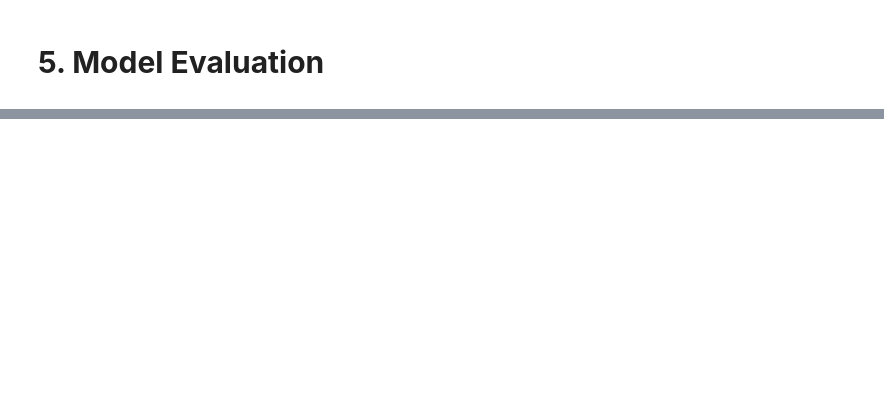
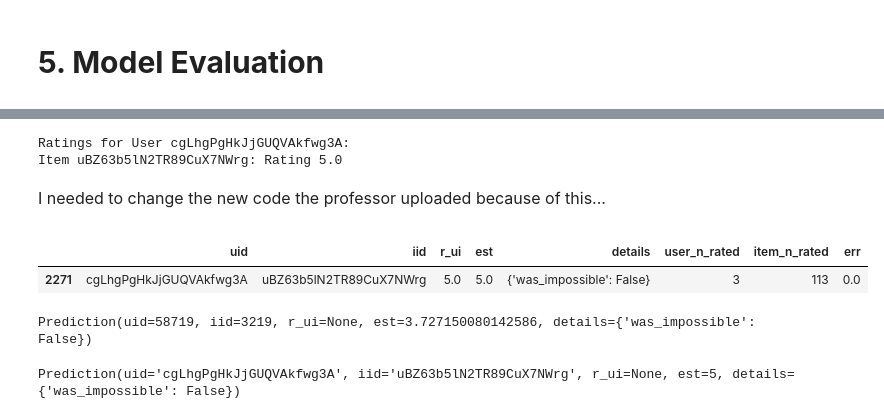
Before and after one commit to PPortela00/Recommendation-System---, a Jupyter notebook: notebook.ipynb, the cells around one changed output, grey strips where cells are left out. Cells and saved outputs as stored; diff of their text form; code cells hidden in the pictures; blank space fills up the shorter version.

Commit message:
corrected the professor's code (i think)

```diff
--- a/notebook.ipynb
+++ b/notebook.ipynb
@@ -350,0 +367,28 @@ Top 5 Item-Based CF Recommendations for User 82820 : [1821, 3934, 6271, 1439, 67
+# %%
+user_id = 'cgLhgPgHkJjGUQVAkfwg3A'
+
+# Find all tuples with the target value in the first position
+result_tuples = [t for t in testset if t[0] == user_id]
+
+# Print the found tuples
+print(f"Ratings for User {user_id}:")
+for rating in result_tuples:
+    print(f"Item {rating[1]}: Rating {rating[2]}")
+# %% [output]
+Ratings for User cgLhgPgHkJjGUQVAkfwg3A:
+Item uBZ63b5lN2TR89CuX7NWrg: Rating 5.0
+# %% [markdown]
+<p style='margin-bottom: 12px; font-size: 16px; font-family: 'Formata', serif;'>I needed to change the new code the professor uploaded because of this...</p>
+# %%
+best_pred[(best_pred['uid'] == 'cgLhgPgHkJjGUQVAkfwg3A') & (best_pred['iid'] == 'uBZ63b5lN2TR89CuX7NWrg')]
+# %% [output]
+|  | uid | iid | r_ui | est | details | user_n_rated | item_n_rated | err |
+| 2271 | cgLhgPgHkJjGUQVAkfwg3A | uBZ63b5lN2TR89CuX7NWrg | 5.0 | 5.0 | {'was_impossible': False} | 3 | 113 | 0.0 |
+# %%
+svd_algo.predict(trainset.to_inner_uid('cgLhgPgHkJjGUQVAkfwg3A'), trainset.to_inner_iid('uBZ63b5lN2TR89CuX7NWrg'), verbose=False)
+# %% [output]
+Prediction(uid=58719, iid=3219, r_ui=None, est=3.727150080142586, details={'was_impossible': False})
+# %%
+svd_algo.predict('cgLhgPgHkJjGUQVAkfwg3A', 'uBZ63b5lN2TR89CuX7NWrg', verbose=False)
+# %% [output]
+Prediction(uid='cgLhgPgHkJjGUQVAkfwg3A', iid='uBZ63b5lN2TR89CuX7NWrg', r_ui=None, est=5, details={'was_impossible': False})
```
Also changed, not shown: parts of 15 cells of this notebook, 1 other file.
